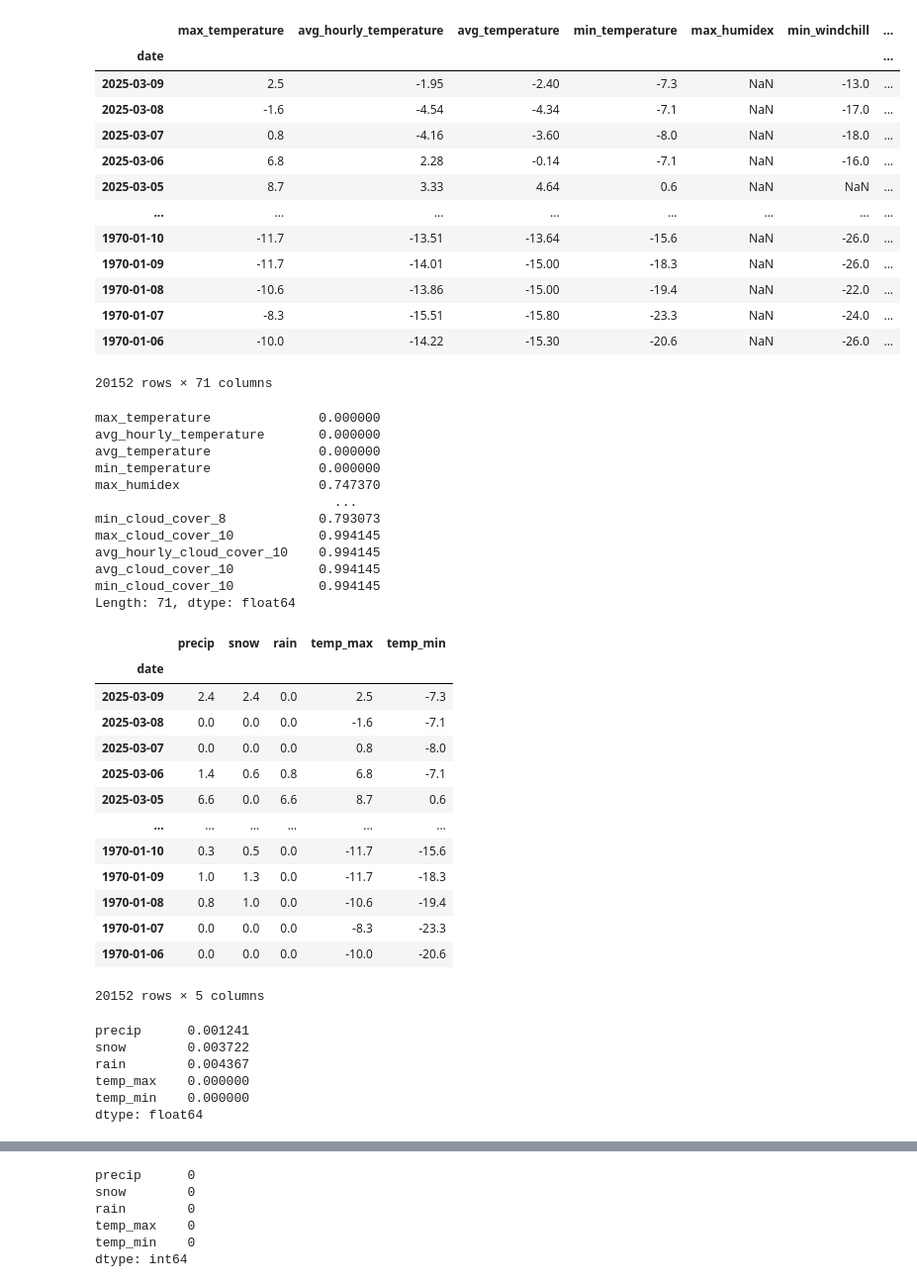
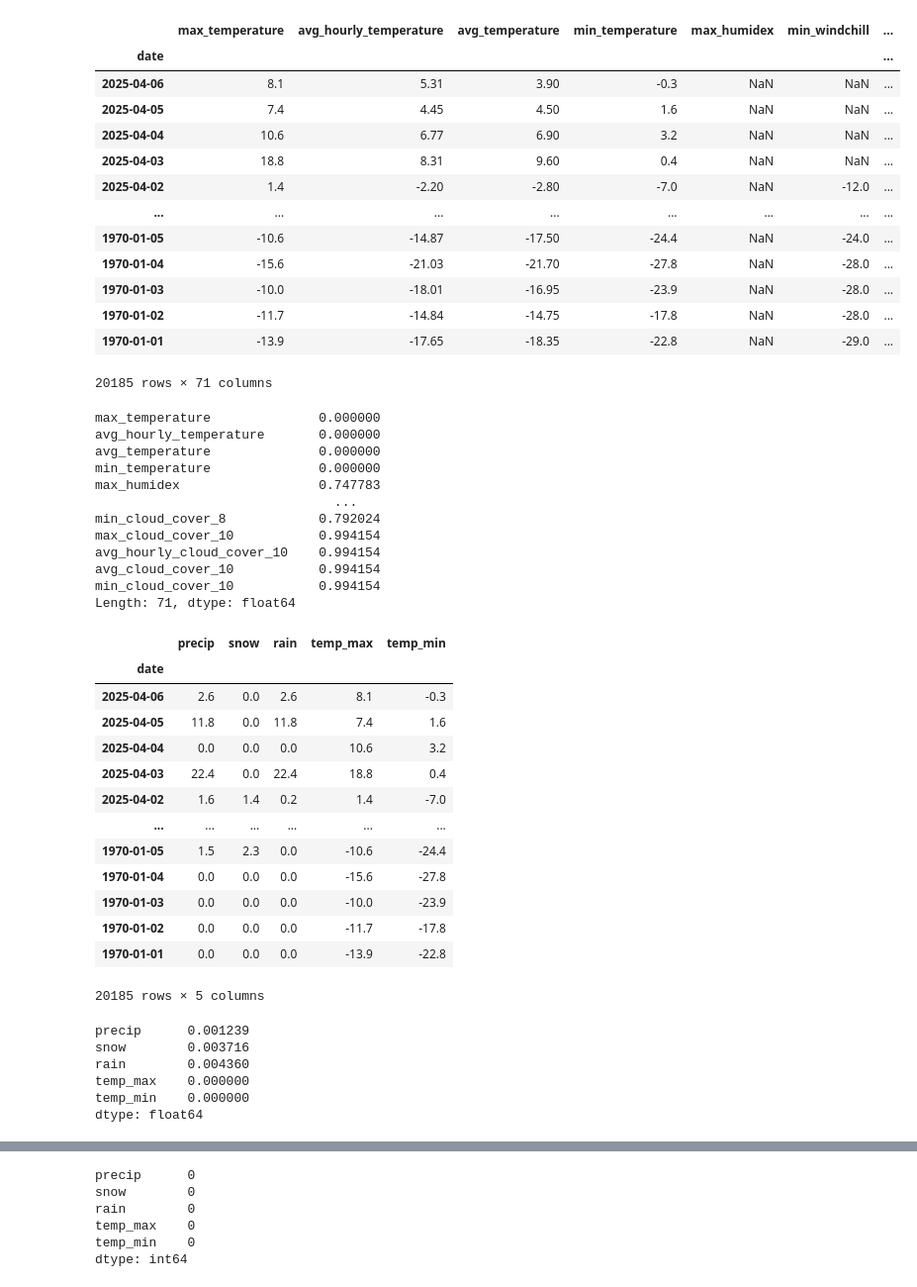
Before and after one commit to MohamedAmineAllet/KAFFKA-ON-THE-MOON, a Jupyter notebook: MachinesIntelligentes/Version3PredicteurMeteo.ipynb, the cells around one changed output, grey strips where cells are left out. Shown at 99% size. Cells and saved outputs as stored; diff of their text form; code cells hidden in the pictures.

```diff
--- a/MachinesIntelligentes/Version3PredicteurMeteo.ipynb
+++ b/MachinesIntelligentes/Version3PredicteurMeteo.ipynb
@@ -4,23 +4,23 @@ import matplotlib.pyplot as plt
 from sklearn.linear_model import Ridge
 import numpy as np
 # %%
-baseDeDonnees = pd.read_csv("Donnés\weatherstats_montreal_daily (3).csv", index_col = "date")
+baseDeDonnees = pd.read_csv("Donnés\BaseDeDonneesPlusComplete1970-2025.csv", index_col = "date")
 baseDeDonnees
 # %% [output]
 |  | max_temperature | avg_hourly_temperature | avg_temperature | min_temperature | max_humidex | min_windchill | ... |
 | date |  |  |  |  |  |  | ... |
-| 2025-03-09 | 2.5 | -1.95 | -2.40 | -7.3 | NaN | -13.0 | ... |
-| 2025-03-08 | -1.6 | -4.54 | -4.34 | -7.1 | NaN | -17.0 | ... |
-| 2025-03-07 | 0.8 | -4.16 | -3.60 | -8.0 | NaN | -18.0 | ... |
-| 2025-03-06 | 6.8 | 2.28 | -0.14 | -7.1 | NaN | -16.0 | ... |
-| 2025-03-05 | 8.7 | 3.33 | 4.64 | 0.6 | NaN | NaN | ... |
+| 2025-04-06 | 8.1 | 5.31 | 3.90 | -0.3 | NaN | NaN | ... |
+| 2025-04-05 | 7.4 | 4.45 | 4.50 | 1.6 | NaN | NaN | ... |
+| 2025-04-04 | 10.6 | 6.77 | 6.90 | 3.2 | NaN | NaN | ... |
+| 2025-04-03 | 18.8 | 8.31 | 9.60 | 0.4 | NaN | NaN | ... |
+| 2025-04-02 | 1.4 | -2.20 | -2.80 | -7.0 | NaN | -12.0 | ... |
 | ... | ... | ... | ... | ... | ... | ... | ... |
-| 1970-01-10 | -11.7 | -13.51 | -13.64 | -15.6 | NaN | -26.0 | ... |
-| 1970-01-09 | -11.7 | -14.01 | -15.00 | -18.3 | NaN | -26.0 | ... |
-| 1970-01-08 | -10.6 | -13.86 | -15.00 | -19.4 | NaN | -22.0 | ... |
-| 1970-01-07 | -8.3 | -15.51 | -15.80 | -23.3 | NaN | -24.0 | ... |
-| 1970-01-06 | -10.0 | -14.22 | -15.30 | -20.6 | NaN | -26.0 | ... |
+| 1970-01-05 | -10.6 | -14.87 | -17.50 | -24.4 | NaN | -24.0 | ... |
+| 1970-01-04 | -15.6 | -21.03 | -21.70 | -27.8 | NaN | -28.0 | ... |
+| 1970-01-03 | -10.0 | -18.01 | -16.95 | -23.9 | NaN | -28.0 | ... |
+| 1970-01-02 | -11.7 | -14.84 | -14.75 | -17.8 | NaN | -28.0 | ... |
+| 1970-01-01 | -13.9 | -17.65 | -18.35 | -22.8 | NaN | -29.0 | ... |
-20152 rows × 71 columns
+20185 rows × 71 columns
 # %%
 baseDeDonnees.apply(pd.isnull).sum()/baseDeDonnees.shape[0]
 # %% [output]
@@ -28,13 +28,13 @@ max_temperature              0.000000
 avg_hourly_temperature       0.000000
 avg_temperature              0.000000
 min_temperature              0.000000
-max_humidex                  0.747370
+max_humidex                  0.747783
                                ...
-min_cloud_cover_8            0.793073
-max_cloud_cover_10           0.994145
-avg_hourly_cloud_cover_10    0.994145
-avg_cloud_cover_10           0.994145
-min_cloud_cover_10           0.994145
+min_cloud_cover_8            0.792024
+max_cloud_cover_10           0.994154
+avg_hourly_cloud_cover_10    0.994154
+avg_cloud_cover_10           0.994154
+min_cloud_cover_10           0.994154
 Length: 71, dtype: float64
 # %%
 baseDeDonneesNettoyee = baseDeDonnees[["precipitation","snow","rain","max_temperature","min_temperature"]].copy()
@@ -43,25 +43,25 @@ baseDeDonneesNettoyee
 # %% [output]
 |  | precip | snow | rain | temp_max | temp_min |
 | date |  |  |  |  |  |
-| 2025-03-09 | 2.4 | 2.4 | 0.0 | 2.5 | -7.3 |
-| 2025-03-08 | 0.0 | 0.0 | 0.0 | -1.6 | -7.1 |
-| 2025-03-07 | 0.0 | 0.0 | 0.0 | 0.8 | -8.0 |
-| 2025-03-06 | 1.4 | 0.6 | 0.8 | 6.8 | -7.1 |
-| 2025-03-05 | 6.6 | 0.0 | 6.6 | 8.7 | 0.6 |
+| 2025-04-06 | 2.6 | 0.0 | 2.6 | 8.1 | -0.3 |
+| 2025-04-05 | 11.8 | 0.0 | 11.8 | 7.4 | 1.6 |
+| 2025-04-04 | 0.0 | 0.0 | 0.0 | 10.6 | 3.2 |
+| 2025-04-03 | 22.4 | 0.0 | 22.4 | 18.8 | 0.4 |
+| 2025-04-02 | 1.6 | 1.4 | 0.2 | 1.4 | -7.0 |
 | ... | ... | ... | ... | ... | ... |
-| 1970-01-10 | 0.3 | 0.5 | 0.0 | -11.7 | -15.6 |
-| 1970-01-09 | 1.0 | 1.3 | 0.0 | -11.7 | -18.3 |
-| 1970-01-08 | 0.8 | 1.0 | 0.0 | -10.6 | -19.4 |
-| 1970-01-07 | 0.0 | 0.0 | 0.0 | -8.3 | -23.3 |
-| 1970-01-06 | 0.0 | 0.0 | 0.0 | -10.0 | -20.6 |
+| 1970-01-05 | 1.5 | 2.3 | 0.0 | -10.6 | -24.4 |
+| 1970-01-04 | 0.0 | 0.0 | 0.0 | -15.6 | -27.8 |
+| 1970-01-03 | 0.0 | 0.0 | 0.0 | -10.0 | -23.9 |
+| 1970-01-02 | 0.0 | 0.0 | 0.0 | -11.7 | -17.8 |
+| 1970-01-01 | 0.0 | 0.0 | 0.0 | -13.9 | -22.8 |
-20152 rows × 5 columns
+20185 rows × 5 columns
 # %%
 null_prc = baseDeDonneesNettoyee.apply(pd.isnull).sum()/baseDeDonneesNettoyee.shape[0]
 null_prc
 # %% [output]
-precip      0.001241
-snow        0.003722
-rain        0.004367
+precip      0.001239
+snow        0.003716
+rain        0.004360
 temp_max    0.000000
 temp_min    0.000000
 dtype: float64
```
Also changed, not shown: parts of 17 cells of this notebook, 4 other files.
